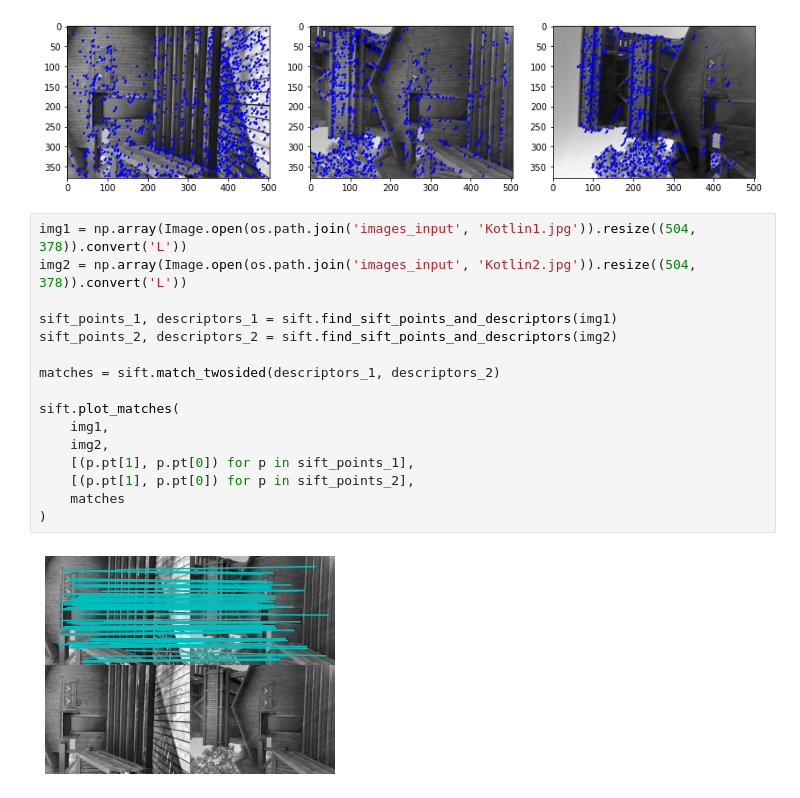
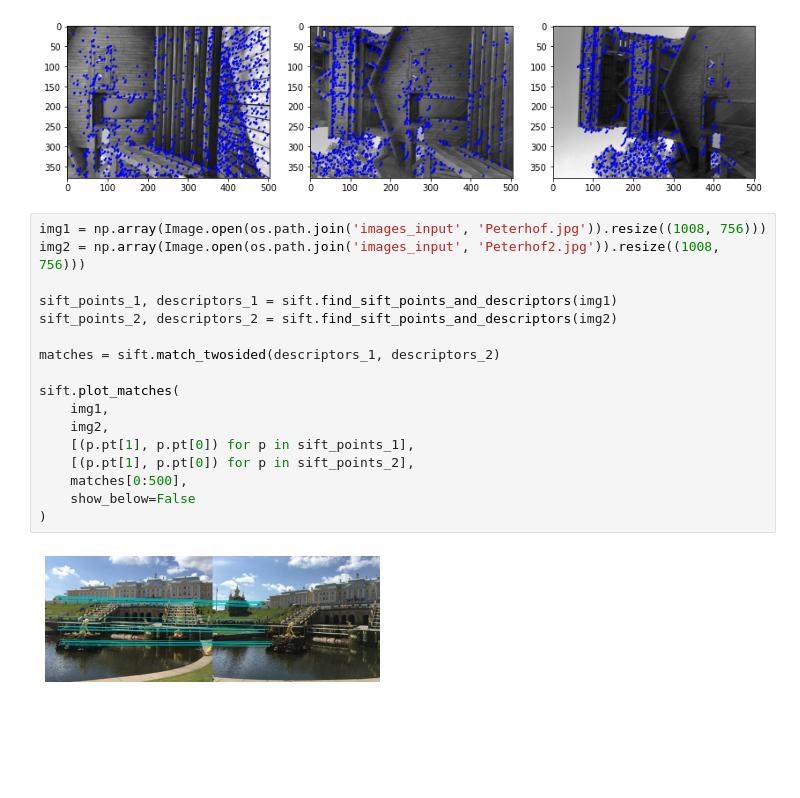
Before and after one commit to mualal/computer-vision-with-python, a Jupyter notebook: 2_local_image_descriptors.ipynb, the cells around one changed output. Cells and saved outputs as stored; diff of their text form; blank space fills up the shorter version.

```diff
--- a/2_local_image_descriptors.ipynb
+++ b/2_local_image_descriptors.ipynb
@@ -69,20 +77,21 @@ for i, path in enumerate(paths):
 # %% [output]
 [figure]
 # %%
-img1 = np.array(Image.open(os.path.join('images_input', 'Kotlin1.jpg')).resize((504, 378)).convert('L'))
-img2 = np.array(Image.open(os.path.join('images_input', 'Kotlin2.jpg')).resize((504, 378)).convert('L'))
+img1 = np.array(Image.open(os.path.join('images_input', 'Peterhof.jpg')).resize((1008, 756)))
+img2 = np.array(Image.open(os.path.join('images_input', 'Peterhof2.jpg')).resize((1008, 756)))
 
 sift_points_1, descriptors_1 = sift.find_sift_points_and_descriptors(img1)
 sift_points_2, descriptors_2 = sift.find_sift_points_and_descriptors(img2)
 
 matches = sift.match_twosided(descriptors_1, descriptors_2)
 
 sift.plot_matches(
     img1,
     img2,
     [(p.pt[1], p.pt[0]) for p in sift_points_1],
     [(p.pt[1], p.pt[0]) for p in sift_points_2],
-    matches
+    matches[0:500],
+    show_below=False
 )
 # %% [output]
-[figure, old version]
+[figure, new version]
```
Also changed, not shown: parts of 2 cells of this notebook, 13 other files.
